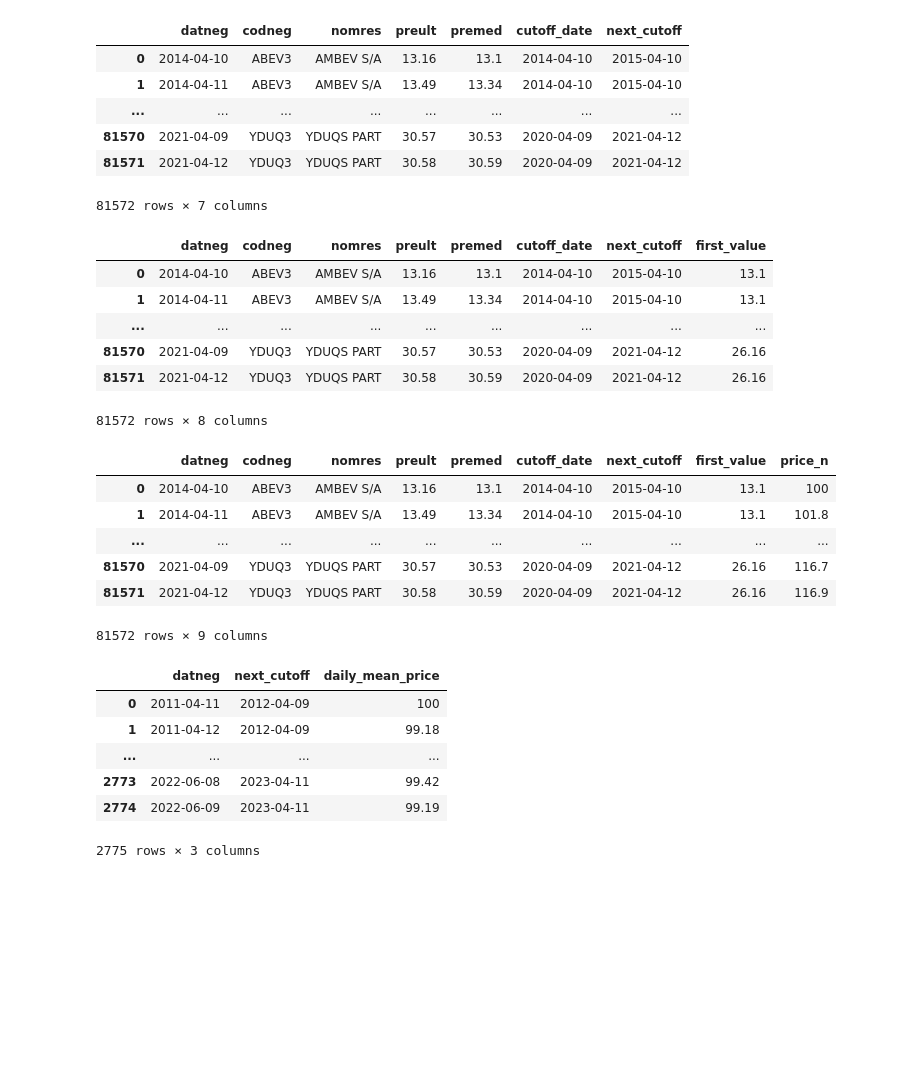
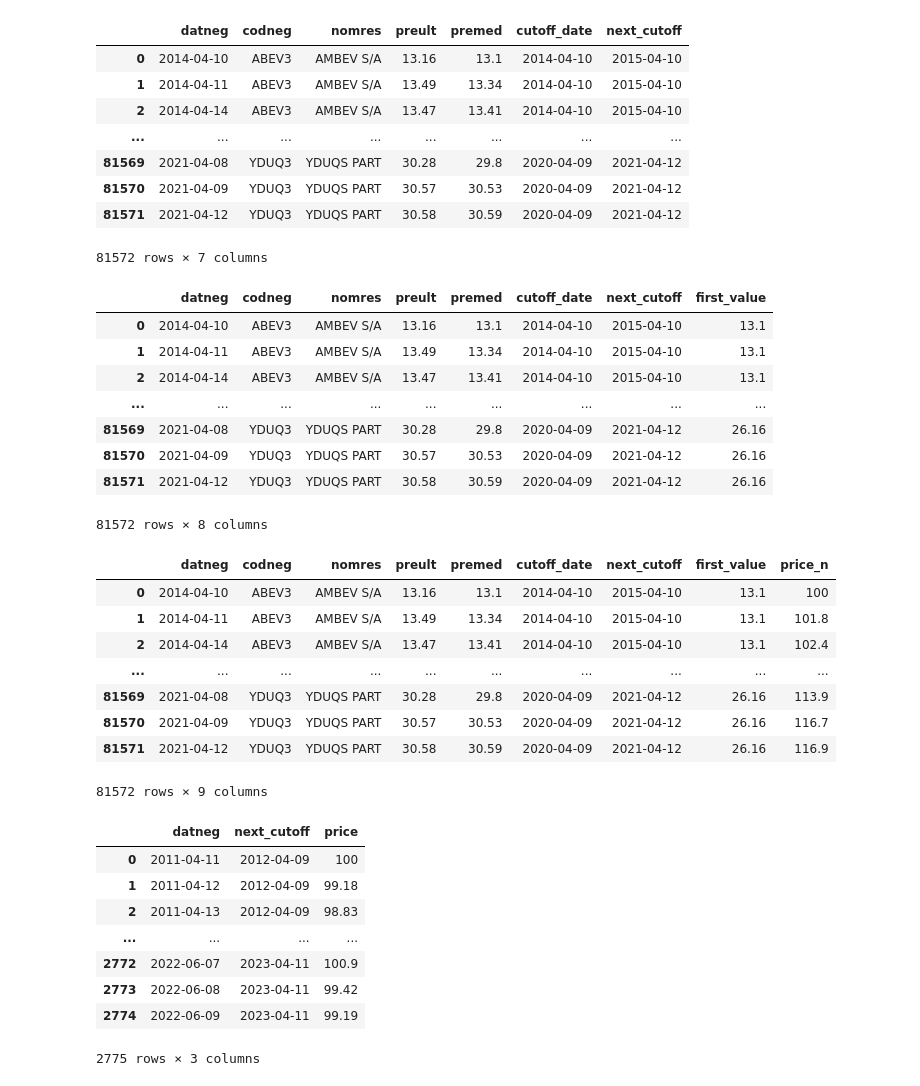
Before and after one commit to crdcj/MagicFormula, a Jupyter notebook: scripts/5_calculate_returns.ipynb, the cells around one changed output. Drawn from its saved outputs; the diff is of its cells as text; code cells hidden in the pictures; blank space fills up the shorter version.

```diff
--- a/scripts/5_calculate_returns.ipynb
+++ b/scripts/5_calculate_returns.ipynb
@@ -2,59 +2,74 @@
 from pathlib import Path
 import pandas as pd
 import numpy as np
+import matplotlib.pyplot as plt
+
+# Definindo os parâmetros de plotagem das figuras
+plt.rcParams['figure.figsize'] = [10, 5]
+plt.rcParams['figure.dpi'] = 300
 
 # Mostrar floats com duas casas decimas
 pd.set_option('display.float_format',  lambda x: '%.4g' % x)
 pd.options.display.max_colwidth = 20
 pd.options.display.max_columns = 20
-pd.options.display.max_rows = 4
+pd.options.display.max_rows = 6
 # %%
 # Load magic stocks prices
-df_mag = pd.read_csv(
+df_stocks = pd.read_csv(
     "../data/3_prices.csv", parse_dates=['datneg', 'cutoff_date', 'next_cutoff'])
-df_mag
+df_stocks
 # %% [output]
 |  | datneg | codneg | nomres | preult | premed | cutoff_date | next_cutoff |
 | 0 | 2014-04-10 | ABEV3 | AMBEV S/A | 13.16 | 13.1 | 2014-04-10 | 2015-04-10 |
 | 1 | 2014-04-11 | ABEV3 | AMBEV S/A | 13.49 | 13.34 | 2014-04-10 | 2015-04-10 |
+| 2 | 2014-04-14 | ABEV3 | AMBEV S/A | 13.47 | 13.41 | 2014-04-10 | 2015-04-10 |
 | ... | ... | ... | ... | ... | ... | ... | ... |
+| 81569 | 2021-04-08 | YDUQ3 | YDUQS PART | 30.28 | 29.8 | 2020-04-09 | 2021-04-12 |
 | 81570 | 2021-04-09 | YDUQ3 | YDUQS PART | 30.57 | 30.53 | 2020-04-09 | 2021-04-12 |
 | 81571 | 2021-04-12 | YDUQ3 | YDUQS PART | 30.58 | 30.59 | 2020-04-09 | 2021-04-12 |
 81572 rows × 7 columns
 # %%
 # Create a column with the first price of the stock for each interval
-df_mag['first_value'] = df_mag.groupby(by=['codneg', 'cutoff_date'])['premed'].transform('first')
-df_mag
+df_stocks['first_value'] = df_stocks.groupby(
+    by=['codneg', 'cutoff_date'])['premed'].transform('first')
+df_stocks
 # %% [output]
 |  | datneg | codneg | nomres | preult | premed | cutoff_date | next_cutoff | first_value |
 | 0 | 2014-04-10 | ABEV3 | AMBEV S/A | 13.16 | 13.1 | 2014-04-10 | 2015-04-10 | 13.1 |
 | 1 | 2014-04-11 | ABEV3 | AMBEV S/A | 13.49 | 13.34 | 2014-04-10 | 2015-04-10 | 13.1 |
+| 2 | 2014-04-14 | ABEV3 | AMBEV S/A | 13.47 | 13.41 | 2014-04-10 | 2015-04-10 | 13.1 |
 | ... | ... | ... | ... | ... | ... | ... | ... | ... |
+| 81569 | 2021-04-08 | YDUQ3 | YDUQS PART | 30.28 | 29.8 | 2020-04-09 | 2021-04-12 | 26.16 |
 | 81570 | 2021-04-09 | YDUQ3 | YDUQS PART | 30.57 | 30.53 | 2020-04-09 | 2021-04-12 | 26.16 |
 | 81571 | 2021-04-12 | YDUQ3 | YDUQS PART | 30.58 | 30.59 | 2020-04-09 | 2021-04-12 | 26.16 |
 81572 rows × 8 columns
 # %%
-# Normalize the series with the first price of the stock for the period
-df_mag['price_n'] = 100 * df_mag.premed / df_mag.first_value
-df_mag
+# Normalize values with the first price of the stock for in each period
+df_stocks['price_n'] = 100 * df_stocks['premed'] / df_stocks['first_value']
+df_stocks
 # %% [output]
 |  | datneg | codneg | nomres | preult | premed | cutoff_date | next_cutoff | first_value | price_n |
 | 0 | 2014-04-10 | ABEV3 | AMBEV S/A | 13.16 | 13.1 | 2014-04-10 | 2015-04-10 | 13.1 | 100 |
 | 1 | 2014-04-11 | ABEV3 | AMBEV S/A | 13.49 | 13.34 | 2014-04-10 | 2015-04-10 | 13.1 | 101.8 |
+| 2 | 2014-04-14 | ABEV3 | AMBEV S/A | 13.47 | 13.41 | 2014-04-10 | 2015-04-10 | 13.1 | 102.4 |
 | ... | ... | ... | ... | ... | ... | ... | ... | ... | ... |
+| 81569 | 2021-04-08 | YDUQ3 | YDUQS PART | 30.28 | 29.8 | 2020-04-09 | 2021-04-12 | 26.16 | 113.9 |
 | 81570 | 2021-04-09 | YDUQ3 | YDUQS PART | 30.57 | 30.53 | 2020-04-09 | 2021-04-12 | 26.16 | 116.7 |
 | 81571 | 2021-04-12 | YDUQ3 | YDUQS PART | 30.58 | 30.59 | 2020-04-09 | 2021-04-12 | 26.16 | 116.9 |
 81572 rows × 9 columns
 # %%
-# Create a new dataframe with stocks daily mean price for each cutoff group
-df_ret = df_mag.groupby(by=['datneg', 'next_cutoff'])['price_n'].mean().reset_index()
-df_ret.rename(columns={'price_n': 'daily_mean_price'}, inplace=True)
-df_ret
+# Create a new dataframe with portfolio prices -> daily mean price of the megic stocks
+# of the period
+df_portfolio = df_stocks.groupby(by=['datneg', 'next_cutoff'])['price_n'].mean().reset_index()
+df_portfolio.rename(columns={'price_n': 'price'}, inplace=True)
+df_portfolio
 # %% [output]
-|  | datneg | next_cutoff | daily_mean_price |
+|  | datneg | next_cutoff | price |
 | 0 | 2011-04-11 | 2012-04-09 | 100 |
 | 1 | 2011-04-12 | 2012-04-09 | 99.18 |
+| 2 | 2011-04-13 | 2012-04-09 | 98.83 |
 | ... | ... | ... | ... |
+| 2772 | 2022-06-07 | 2023-04-11 | 100.9 |
 | 2773 | 2022-06-08 | 2023-04-11 | 99.42 |
 | 2774 | 2022-06-09 | 2023-04-11 | 99.19 |
 2775 rows × 3 columns
```
Also changed, not shown: parts of 17 cells of this notebook.
